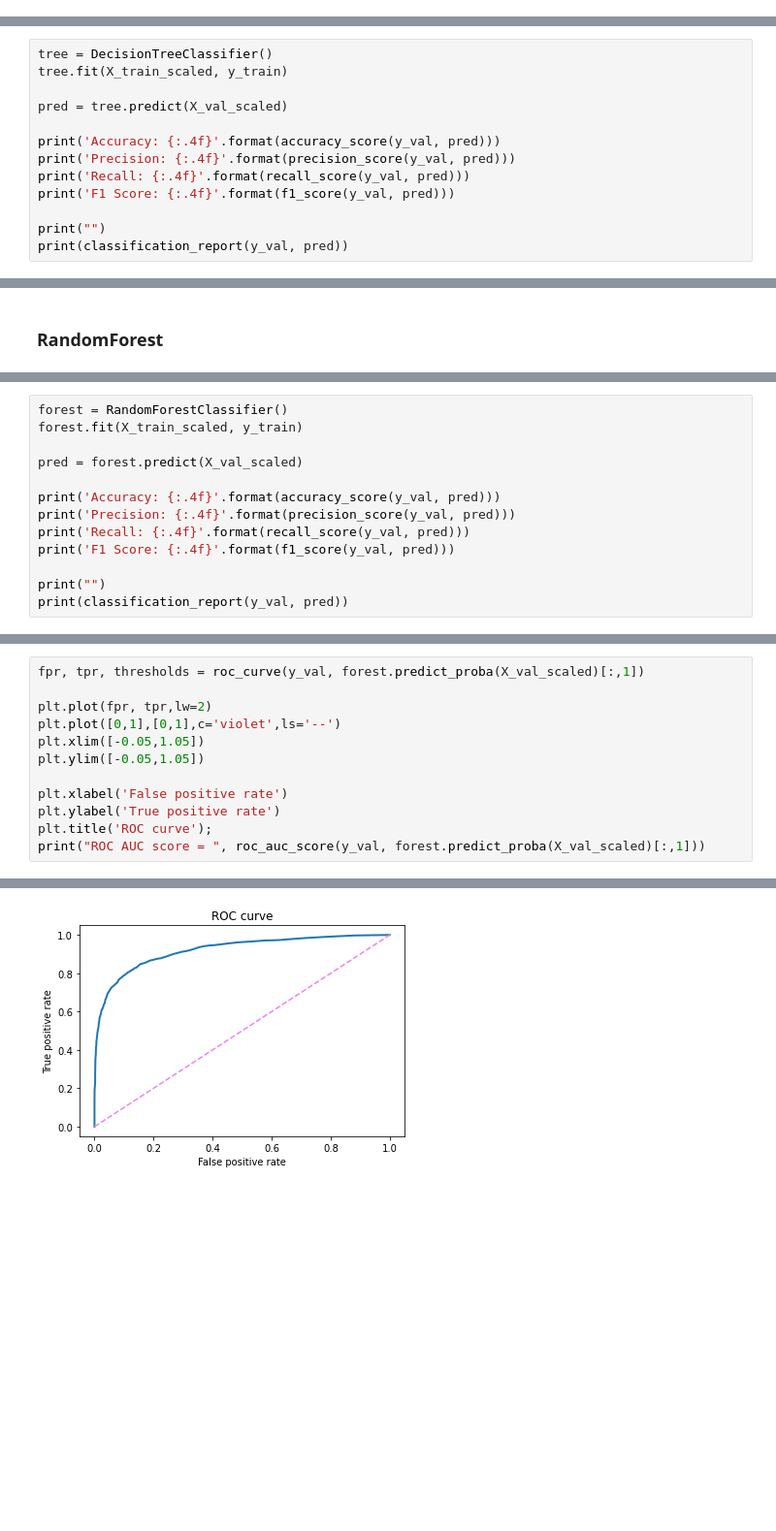
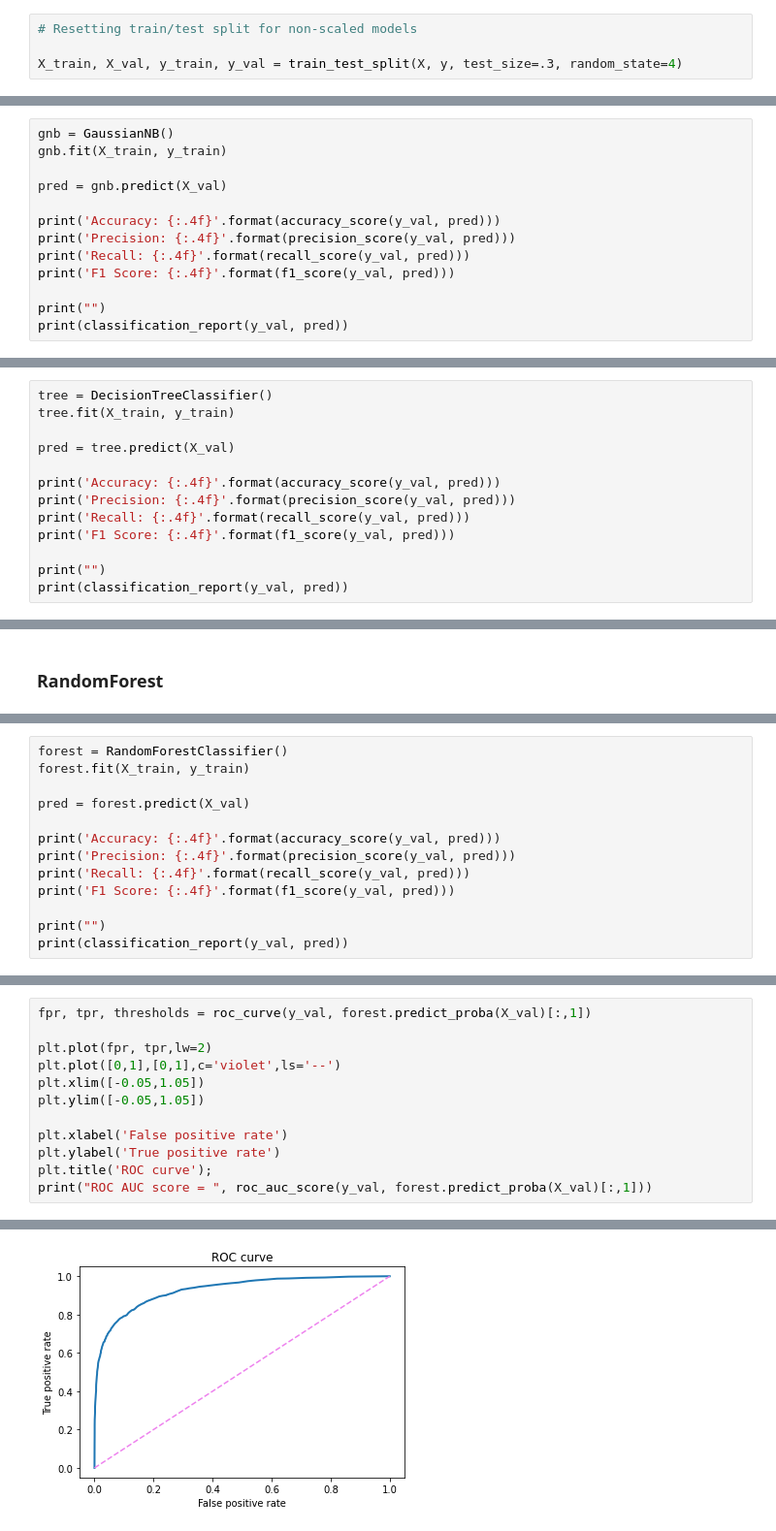
Before and after one commit to scrapfishies/twitter-bot-detection, a Jupyter notebook: fsm.ipynb, the cells around one changed output, grey strips where cells are left out. Shown at 97% size. Saved outputs shown, nothing was run; the diff lists cells and outputs as text; blank space fills up the shorter version.

Commit message:
fsm work and xgb/rando-forest compare

```diff
--- a/fsm.ipynb
+++ b/fsm.ipynb
@@ -481,0 +442,4 @@ ROC AUC score =  0.7840678622351148
+# %%
+# Resetting train/test split for non-scaled models
+
+X_train, X_val, y_train, y_val = train_test_split(X, y, test_size=.3, random_state=4)
@@ -481,0 +448,13 @@ ROC AUC score =  0.7840678622351148
+# %%
+gnb = GaussianNB()
+gnb.fit(X_train, y_train)
+
+pred = gnb.predict(X_val)
+
+print('Accuracy: {:.4f}'.format(accuracy_score(y_val, pred)))
+print('Precision: {:.4f}'.format(precision_score(y_val, pred)))
+print('Recall: {:.4f}'.format(recall_score(y_val, pred)))
+print('F1 Score: {:.4f}'.format(f1_score(y_val, pred)))
+
+print("")
+print(classification_report(y_val, pred))
@@ -483,9 +491,9 @@ ROC AUC score =  0.7840678622351148
 ### DecisionTree
 # %%
 tree = DecisionTreeClassifier()
-tree.fit(X_train_scaled, y_train)
+tree.fit(X_train, y_train)
 
-pred = tree.predict(X_val_scaled)
+pred = tree.predict(X_val)
 
 print('Accuracy: {:.4f}'.format(accuracy_score(y_val, pred)))
 print('Precision: {:.4f}'.format(precision_score(y_val, pred)))
@@ -528,8 +538,8 @@ ROC AUC score =  0.7943594173988981
 # %%
 forest = RandomForestClassifier()
-forest.fit(X_train_scaled, y_train)
+forest.fit(X_train, y_train)
 
-pred = forest.predict(X_val_scaled)
+pred = forest.predict(X_val)
 
 print('Accuracy: {:.4f}'.format(accuracy_score(y_val, pred)))
 print('Precision: {:.4f}'.format(precision_score(y_val, pred)))
@@ -555,5 +565,5 @@ weighted avg       0.87      0.87      0.86      5504
 # %%
-fpr, tpr, thresholds = roc_curve(y_val, forest.predict_proba(X_val_scaled)[:,1])
+fpr, tpr, thresholds = roc_curve(y_val, forest.predict_proba(X_val)[:,1])
 
 plt.plot(fpr, tpr,lw=2)
 plt.plot([0,1],[0,1],c='violet',ls='--')
@@ -563,5 +573,5 @@ plt.ylim([-0.05,1.05])
 plt.xlabel('False positive rate')
 plt.ylabel('True positive rate')
 plt.title('ROC curve');
-print("ROC AUC score = ", roc_auc_score(y_val, forest.predict_proba(X_val_scaled)[:,1]))
+print("ROC AUC score = ", roc_auc_score(y_val, forest.predict_proba(X_val)[:,1]))
 # %% [output]
@@ -569,4 +579,4 @@ ROC AUC score =  0.9201126471779528
-[figure, old version]
+[figure, new version]
 # %%
 df2 = df.copy()
 
```
Also changed, not shown: parts of 88 cells of this notebook, 2 other files.
